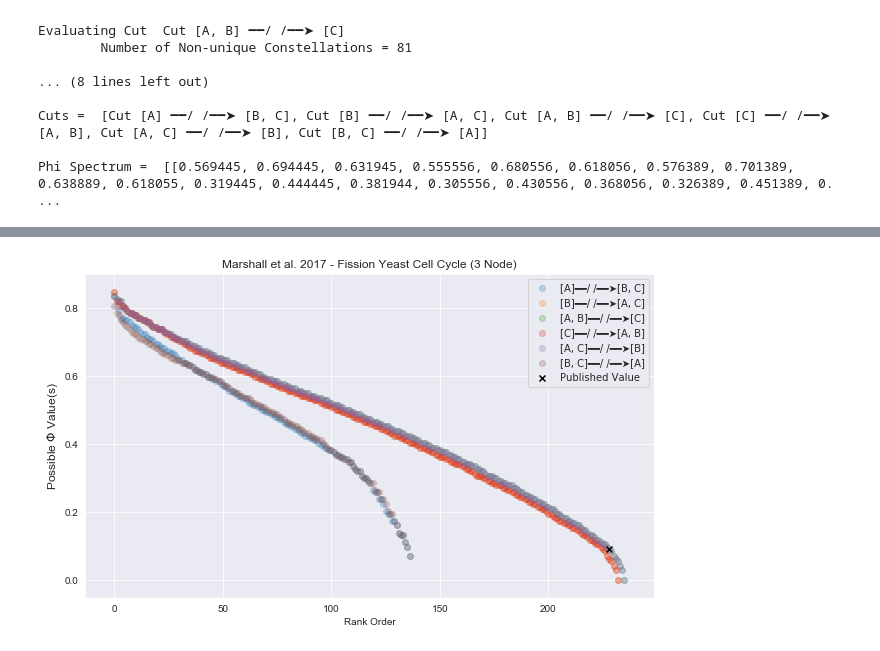
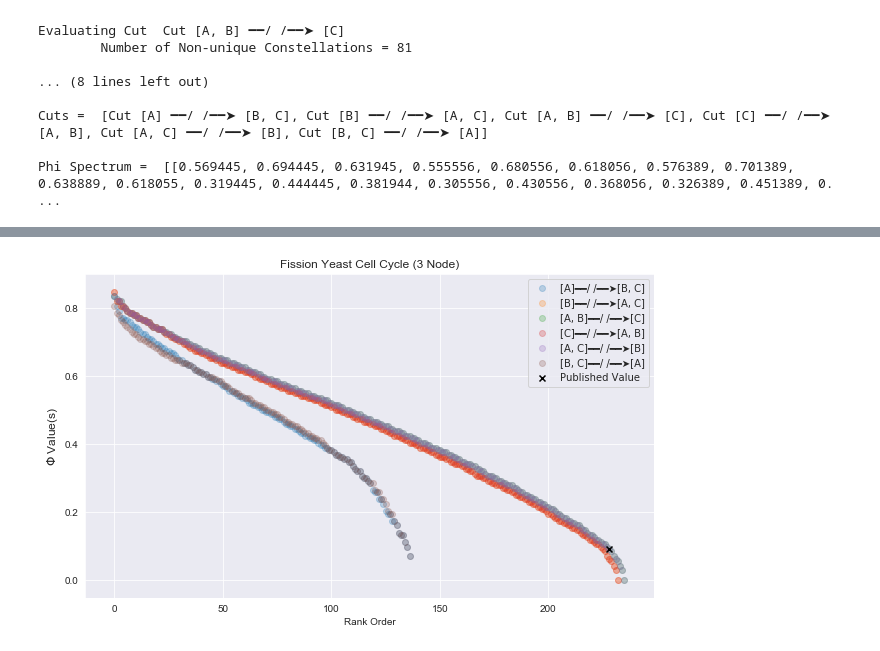
Before and after one commit to ELIFE-ASU/pyphi-spectrum, a Jupyter notebook: Example System - Marshall et al. 2017.ipynb, the cells around one changed output, grey strips where cells are left out. Cells and saved outputs as stored; diff of their text form; code cells hidden in the pictures.

```diff
--- a/Example System - Marshall et al. 2017.ipynb
+++ b/Example System - Marshall et al. 2017.ipynb
@@ -210,34 +210,34 @@ ax = plt.subplot(111)
 ## Scatterplot Phi Values for each cut
 x_labels = []
 for i in range(len(Phi_Spectrum[0])):
     cut = Phi_Spectrum[0][i]
 
     ## Get label for cut
     from_nodes = models.fmt.fmt_mechanism(cut.from_nodes, cut.node_labels)
     to_nodes = models.fmt.fmt_mechanism(cut.to_nodes, cut.node_labels)
     cut_label = from_nodes+CUT_SYMBOL+to_nodes
 
     sorted_values = sorted(set(Phi_Spectrum[1][i]),reverse=True)
     if pyphi_val in sorted_values:
         pyphi_index = i
         pyphi_x = sorted_values.index(pyphi_val)
 
     plt.scatter(range(len(sorted_values)),sorted_values,alpha=0.25,label=cut_label)
 
 # Plot the PyPhi Value
 plt.scatter(pyphi_x,pyphi_val,marker='x',color='black',label='Published Value')
 
 ## Plot the theoretical max
 # plt.axhline(1.5,linestyle='--',color='black',alpha=0.5,label='Upper Bound')
 
 ## Finish Plotting
-plt.title('Marshall et al. 2017 - Fission Yeast Cell Cycle (3 Node)')
-plt.ylabel(r'Possible $\Phi$ Value(s)',fontsize=12)
+plt.title('Fission Yeast Cell Cycle (3 Node)')
+plt.ylabel(r'$\Phi$ Value(s)',fontsize=12)
 plt.xlabel('Rank Order')
 # plt.ylim((0.0,.85))
 plt.legend(prop=font,ncol=1)
 plt.tight_layout()
-# plt.savefig("FISSION_YEAST_RANK_ORDER.pdf")
+plt.savefig("FISSION_YEAST_RANK_ORDER.pdf")
 plt.show()
 # %% [output]
-[figure, old version]
+[figure, new version]
```
Also changed, not shown: parts of 2 cells of this notebook, 20 other files.
